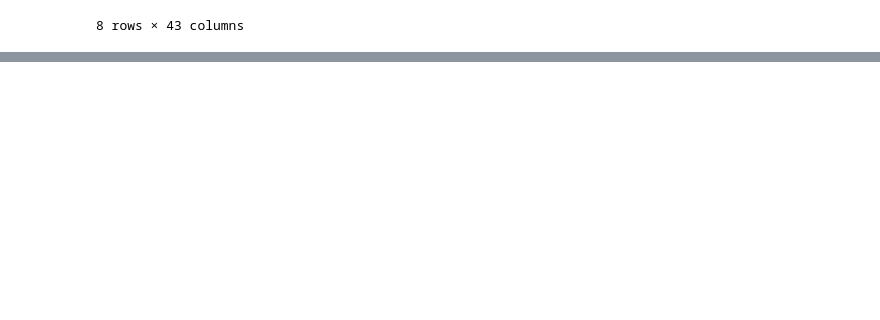
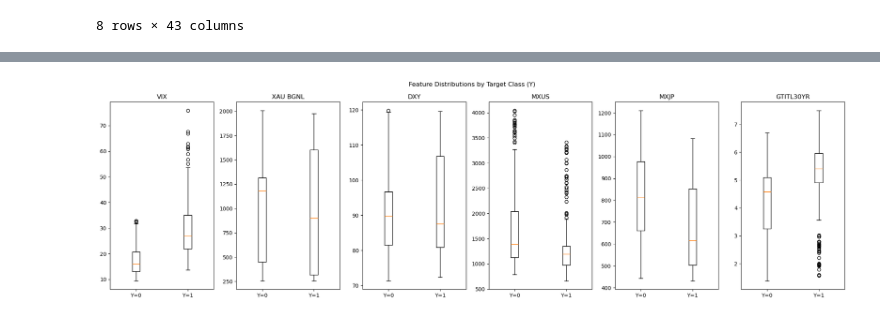
Before and after one commit to kevinhui98/Market-Anomaly-Detection, a Jupyter notebook: backend/market_anomaly_detection.ipynb, the cells around one changed output, grey strips where cells are left out. Saved outputs shown, nothing was run; the diff lists cells and outputs as text; code cells hidden in the pictures; blank space fills up the shorter version.

```diff
--- a/backend/market_anomaly_detection.ipynb
+++ b/backend/market_anomaly_detection.ipynb
@@ -99,0 +158,21 @@ X_train, X_test, y_train, y_test = train_test_split(X, y, test_size=0.2, random_
+# %%
+# Select some interesting columns for comparison
+cols_to_plot = ["VIX", 'XAU BGNL', 'DXY', 'MXUS', "MXJP", "GTITL30YR"]
+
+
+# Create figure with subplots
+fig, axes = plt.subplots(1, len(cols_to_plot), figsize=(20, 6))
+fig.suptitle('Feature Distributions by Target Class (Y)')
+
+
+# Create boxplots
+for i, col in enumerate(cols_to_plot):
+   data = [df[df['Y'] == 0][col], df[df['Y'] == 1][col]]
+   axes[i].boxplot(data, labels=['Y=0', 'Y=1'])
+   axes[i].set_title(col)
+   axes[i].tick_params(axis='x', rotation=0)
+
+plt.tight_layout()
+plt.show()
+# %% [output]
+[figure, added]
```
Also changed, not shown: parts of 24 cells of this notebook, 6 other files.
